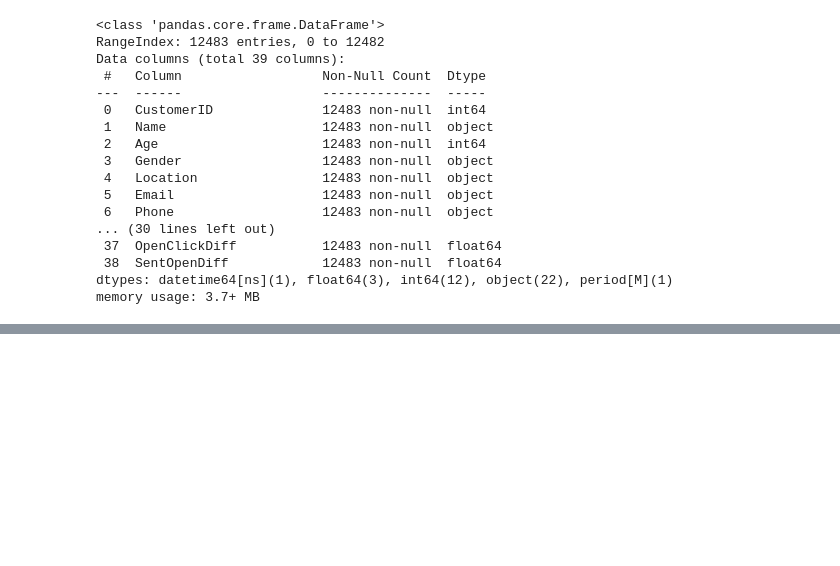
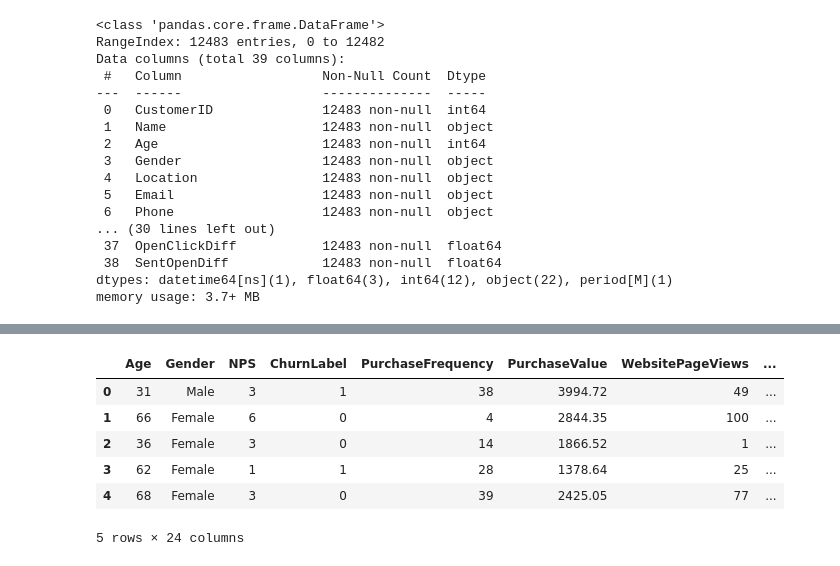
Before and after one commit to zeerau/data-science-practice, a Jupyter notebook: amdari/customer_churn.ipynb, the cells around one changed output, grey strips where cells are left out. Saved outputs shown, nothing was run; the diff lists cells and outputs as text; code cells hidden in the pictures; blank space fills up the shorter version.

```diff
--- a/amdari/customer_churn.ipynb
+++ b/amdari/customer_churn.ipynb
@@ -240,0 +262,10 @@ memory usage: 3.7+ MB
+# %%
+#encoding the three columns
+for usit in service_interaction_types:
+  df[f'ServiceInteraction_{usit}'] = df['ServiceInteractions'].apply(lambda x:len([i for i in x if i['Type'] == usit]))
+
+df['late_payment_history'] = df['PaymentHistory'].apply(lambda x: sum(i['Late_Payments']for i in x))
+df['avg_late_payment'] = df['PaymentHistory'].apply(lambda x: np.mean([i['Late_Payments']for i in x]))
+
+for cda in clickstream_data_actions:
+  df[f'ClickstreamData_{cda}'] = df['ClickstreamData'].apply(lambda x:len([i for i in x if i['Action'] == cda]))
@@ -240,0 +292,39 @@ memory usage: 3.7+ MB
+# %%
+# now columns selection with numeric value
+df = df[[
+    'Age',
+    'Gender',
+    'NPS',
+    'ChurnLabel',
+    'PurchaseFrequency',
+    'PurchaseValue',
+    'WebsitePageViews',
+    'WebsiteTimeSpent',
+    'EngagementLogins',
+    'EngagementFrequency',
+    'FeedbackRating',
+    'NoOfEmailsSent',
+    'OpenClickDiff',
+    'SentOpenDiff',
+    'ServiceInteraction_Chat',
+    'ServiceInteraction_Email',
+    'ServiceInteraction_Call',
+    'late_payment_history',
+    'avg_late_payment',
+    'ClickstreamData_Search',
+    'ClickstreamData_Click',
+    'ClickstreamData_Add to Cart',
+    'SubscriptionDuration',
+    'Subscriptionplan'
+
+]]
+
+df.head()
+# %% [output]
+|  | Age | Gender | NPS | ChurnLabel | PurchaseFrequency | PurchaseValue | WebsitePageViews | ... |
+| 0 | 31 | Male | 3 | 1 | 38 | 3994.72 | 49 | ... |
+| 1 | 66 | Female | 6 | 0 | 4 | 2844.35 | 100 | ... |
+| 2 | 36 | Female | 3 | 0 | 14 | 1866.52 | 1 | ... |
+| 3 | 62 | Female | 1 | 1 | 28 | 1378.64 | 25 | ... |
+| 4 | 68 | Female | 3 | 0 | 39 | 2425.05 | 77 | ... |
+5 rows × 24 columns
```
Also changed, not shown: parts of 3 cells of this notebook.
